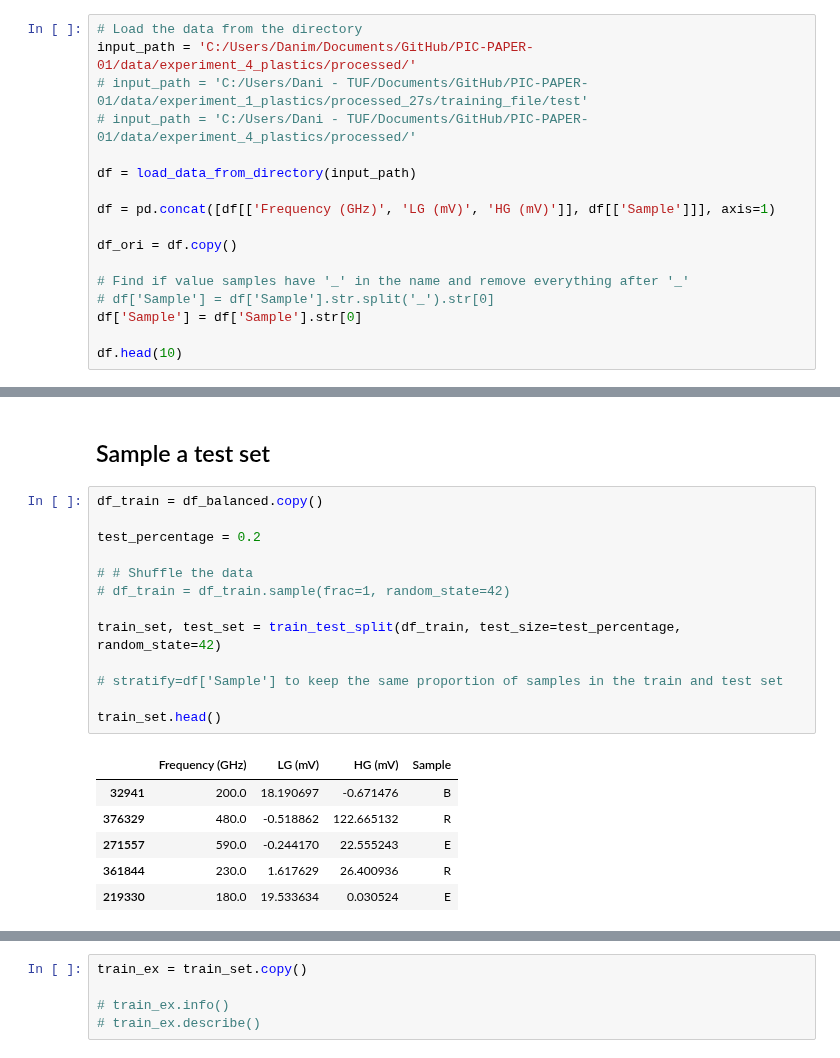
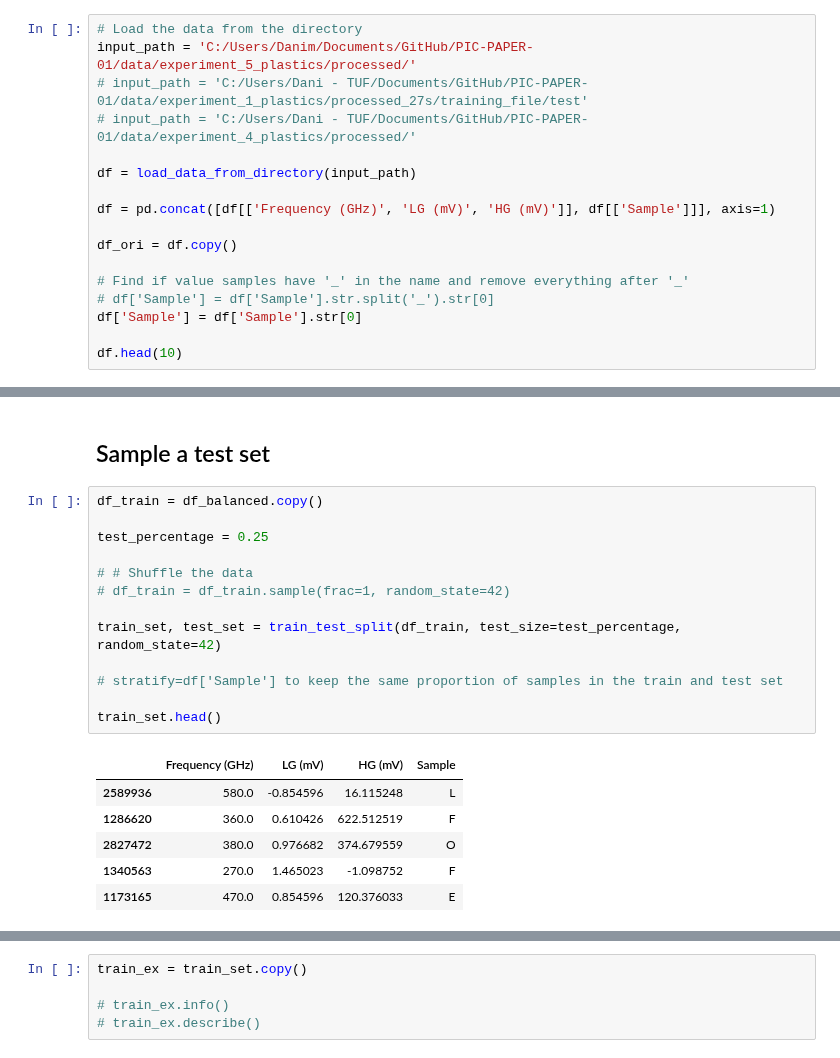
Before and after one commit to danimp94/PLASTICS-THz, a Jupyter notebook: src/scripts/notebook/Freq_Optimizacion_other_models.ipynb, the cells around one changed output, grey strips where cells are left out. Drawn from its saved outputs; the diff is of its cells as text.

```diff
--- a/src/scripts/notebook/Freq_Optimizacion_other_models.ipynb
+++ b/src/scripts/notebook/Freq_Optimizacion_other_models.ipynb
@@ -138,7 +138,7 @@ def freq_as_variable(df, data_percentage):
     return df_pivot
 # %%
 # Load the data from the directory
-input_path = 'C:/Users/Danim/Documents/GitHub/PIC-PAPER-01/data/experiment_4_plastics/processed/'
+input_path = 'C:/Users/Danim/Documents/GitHub/PIC-PAPER-01/data/experiment_5_plastics/processed/'
 # input_path = 'C:/Users/Dani - TUF/Documents/GitHub/PIC-PAPER-01/data/experiment_1_plastics/processed_27s/training_file/test'
 # input_path = 'C:/Users/Dani - TUF/Documents/GitHub/PIC-PAPER-01/data/experiment_4_plastics/processed/'
 
@@ -313,23 +295,23 @@ plt.show()
 # %%
 df_train = df_balanced.copy()
 
-test_percentage = 0.2
+test_percentage = 0.25
 
 # # Shuffle the data
 # df_train = df_train.sample(frac=1, random_state=42)
 
 train_set, test_set = train_test_split(df_train, test_size=test_percentage, random_state=42)
 
 # stratify=df['Sample'] to keep the same proportion of samples in the train and test set
 
 train_set.head()
 # %% [output]
 |  | Frequency (GHz) | LG (mV) | HG (mV) | Sample |
-| 32941 | 200.0 | 18.190697 | -0.671476 | B |
-| 376329 | 480.0 | -0.518862 | 122.665132 | R |
-| 271557 | 590.0 | -0.244170 | 22.555243 | E |
-| 361844 | 230.0 | 1.617629 | 26.400936 | R |
-| 219330 | 180.0 | 19.533634 | 0.030524 | E |
+| 2589936 | 580.0 | -0.854596 | 16.115248 | L |
+| 1286620 | 360.0 | 0.610426 | 622.512519 | F |
+| 2827472 | 380.0 | 0.976682 | 374.679559 | O |
+| 1340563 | 270.0 | 1.465023 | -1.098752 | F |
+| 1173165 | 470.0 | 0.854596 | 120.376033 | E |
 # %%
 fig, ax = plt.subplots(1, 2, figsize=(16, 4))
 
```
Also changed, not shown: parts of 21 cells of this notebook.
